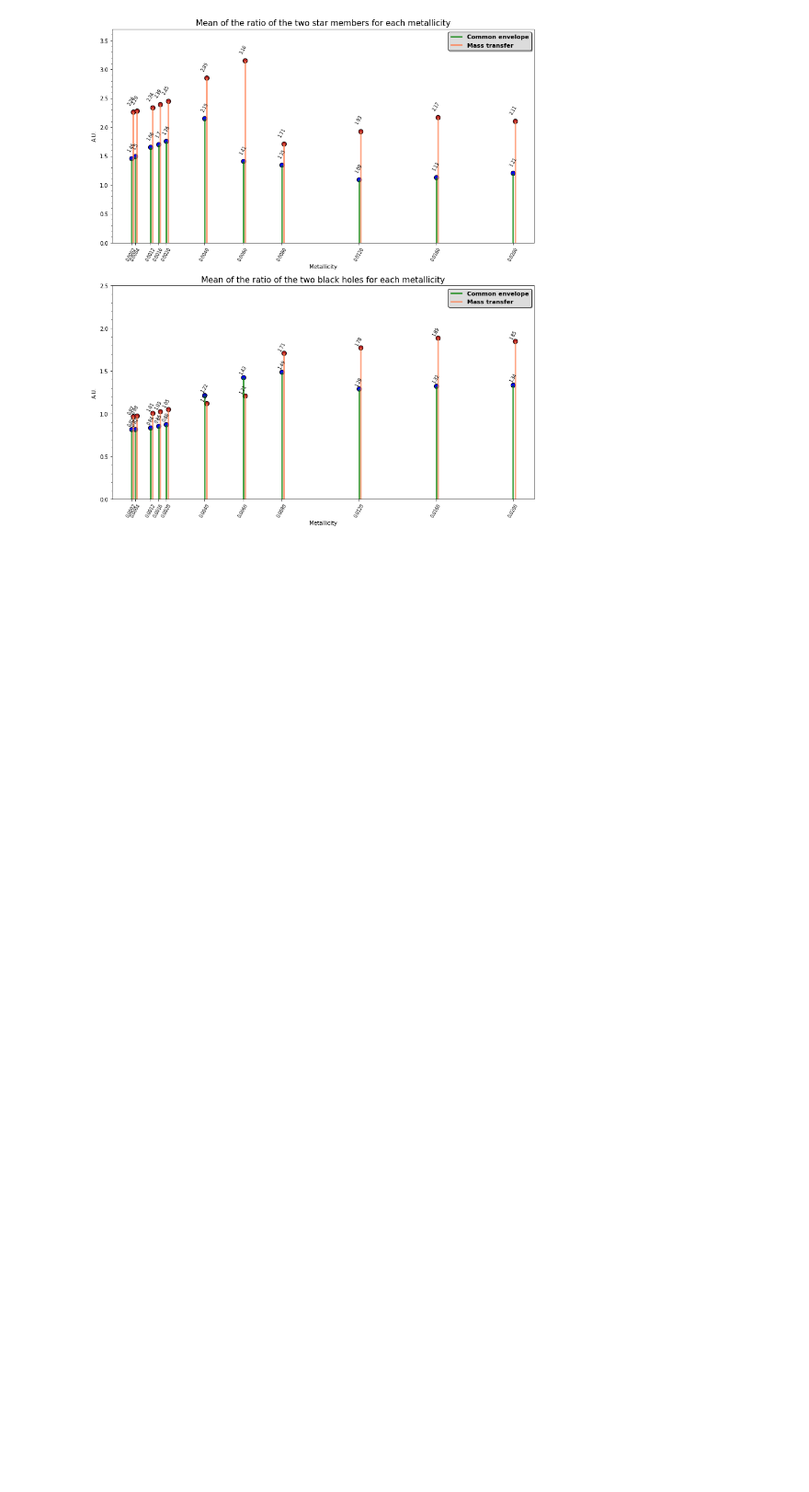
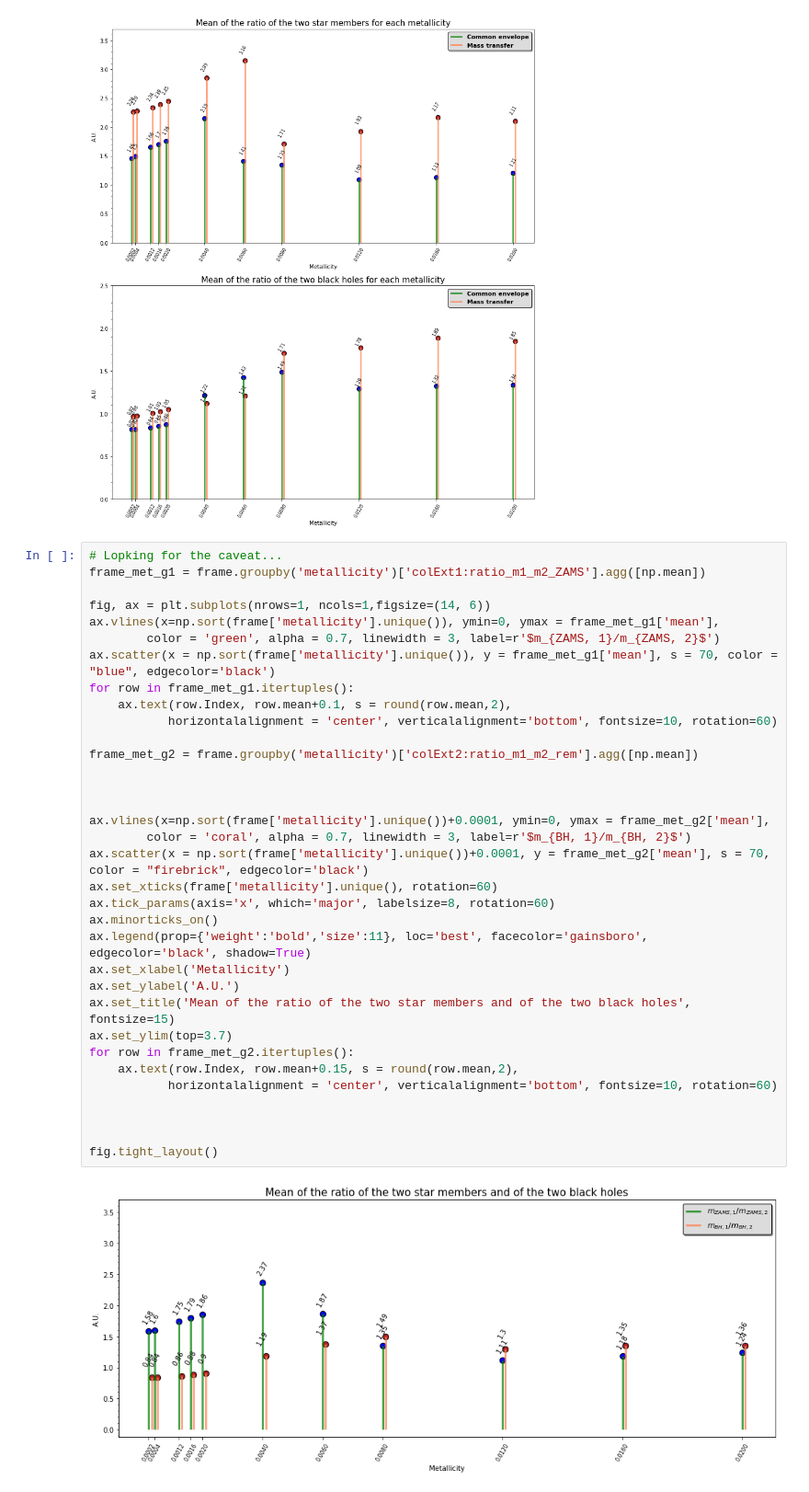
Before and after one commit to PaoloZinesi/TheFormationOfBinaryBlackHoles, a Jupyter notebook: LCP_projects_Y4-Group9/Project.ipynb, the cells around one changed output. Shown at 92% size. Drawn from its saved outputs; the diff is of its cells as text; blank space fills up the shorter version.

Commit message:
Other graph on the metallicity added

```diff
--- a/LCP_projects_Y4-Group9/Project.ipynb
+++ b/LCP_projects_Y4-Group9/Project.ipynb
@@ -1137,3 +1137,39 @@ for row in frame_met_g2.itertuples():
            horizontalalignment = 'center', verticalalignment='bottom', fontsize=8, rotation=60)
 # %% [output]
 [figure]
+# %%
+# Lopking for the caveat...
+frame_met_g1 = frame.groupby('metallicity')['colExt1:ratio_m1_m2_ZAMS'].agg([np.mean])
+
+fig, ax = plt.subplots(nrows=1, ncols=1,figsize=(14, 6))
+ax.vlines(x=np.sort(frame['metallicity'].unique()), ymin=0, ymax = frame_met_g1['mean'],
+        color = 'green', alpha = 0.7, linewidth = 3, label=r'$m_{ZAMS, 1}/m_{ZAMS, 2}$')
+ax.scatter(x = np.sort(frame['metallicity'].unique()), y = frame_met_g1['mean'], s = 70, color = "blue", edgecolor='black')
+for row in frame_met_g1.itertuples():
+    ax.text(row.Index, row.mean+0.1, s = round(row.mean,2),
+           horizontalalignment = 'center', verticalalignment='bottom', fontsize=10, rotation=60)
+
+frame_met_g2 = frame.groupby('metallicity')['colExt2:ratio_m1_m2_rem'].agg([np.mean])
+
+
+
+ax.vlines(x=np.sort(frame['metallicity'].unique())+0.0001, ymin=0, ymax = frame_met_g2['mean'],
+        color = 'coral', alpha = 0.7, linewidth = 3, label=r'$m_{BH, 1}/m_{BH, 2}$')
+ax.scatter(x = np.sort(frame['metallicity'].unique())+0.0001, y = frame_met_g2['mean'], s = 70, color = "firebrick", edgecolor='black')
+ax.set_xticks(frame['metallicity'].unique(), rotation=60)
+ax.tick_params(axis='x', which='major', labelsize=8, rotation=60)
+ax.minorticks_on()
+ax.legend(prop={'weight':'bold','size':11}, loc='best', facecolor='gainsboro', edgecolor='black', shadow=True)
+ax.set_xlabel('Metallicity')
+ax.set_ylabel('A.U.')
+ax.set_title('Mean of the ratio of the two star members and of the two black holes', fontsize=15)
+ax.set_ylim(top=3.7)
+for row in frame_met_g2.itertuples():
+    ax.text(row.Index, row.mean+0.15, s = round(row.mean,2),
+           horizontalalignment = 'center', verticalalignment='bottom', fontsize=10, rotation=60)
+
+
+
+fig.tight_layout()
+# %% [output]
+[figure, added]
```
